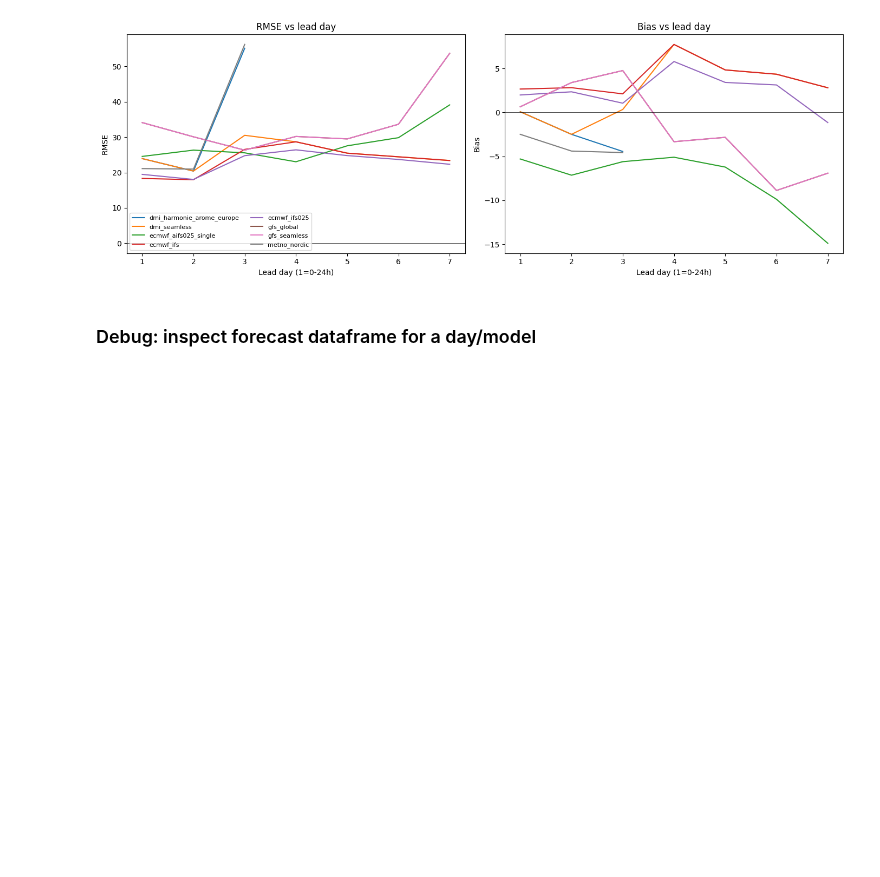
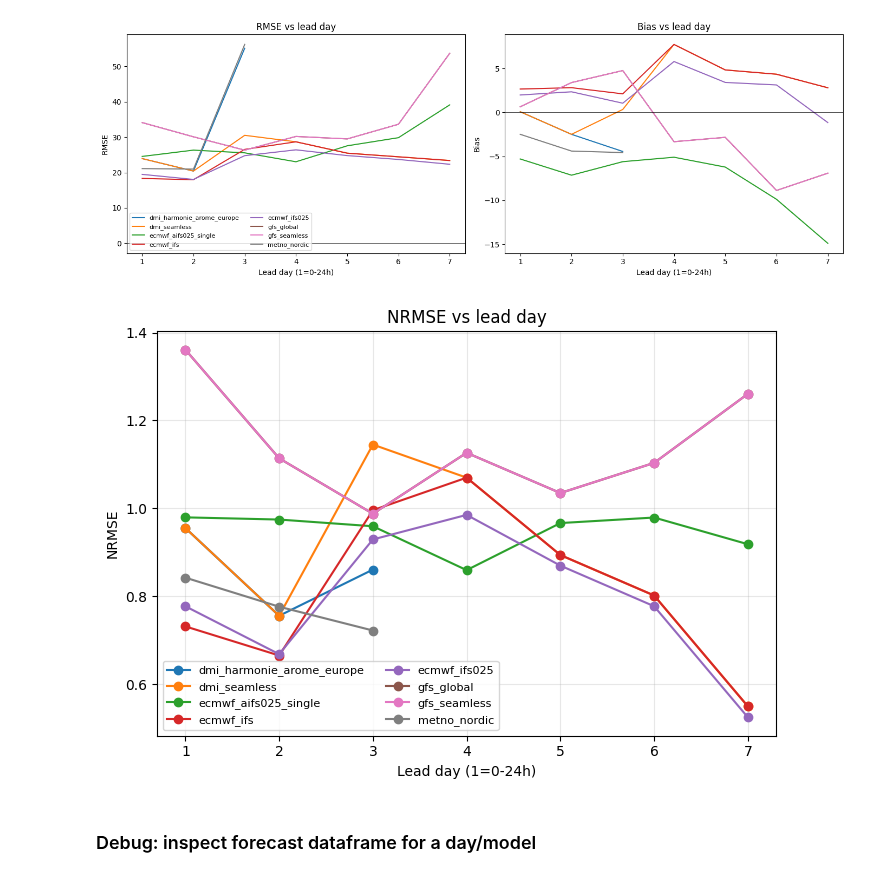
Before and after one commit to Louis2308/Solar-poster, a Jupyter notebook: Forcast_Comparison.ipynb, the cells around one changed output. Drawn from its saved outputs; the diff is of its cells as text; code cells hidden in the pictures; blank space fills up the shorter version.

```diff
--- a/Forcast_Comparison.ipynb
+++ b/Forcast_Comparison.ipynb
@@ -660,13 +660,15 @@ for d in plot_days:
         continue
     agg = subset.groupby('model').agg(
         rmse=('error', lambda x: np.sqrt((x**2).mean())),
-        bias=('error', 'mean')
+        bias=('error', 'mean'),
+        obs_mean=('ghi', 'mean')
     ).reset_index()
     agg['day'] = d
+    agg['nrmse'] = agg['rmse'] / agg['obs_mean']
     rows.append(agg)
 
 if not rows:
-    raise ValueError("No data for selected plot_days")
+    raise ValueError('No data for selected plot_days')
 
 results = pd.concat(rows, ignore_index=True)
 
@@ -687,6 +689,27 @@ plt.tight_layout()
 plt.show()
 # %% [output]
 [figure]
+# %%
+
+import numpy as np
+
+if 'results' not in locals() or results.empty:
+    raise ValueError('Run the lead-day RMSE/Bias cell first to build results')
+if 'nrmse' not in results.columns:
+    raise ValueError('results is missing nrmse; rerun the RMSE/Bias cell')
+
+fig, ax = plt.subplots(figsize=(7, 5))
+for model, grp in results.groupby('model'):
+    ax.plot(grp['day'], grp['nrmse'], marker='o', label=model)
+ax.set_xlabel('Lead day (1=0-24h)')
+ax.set_ylabel('NRMSE')
+ax.set_title('NRMSE vs lead day')
+ax.legend(fontsize=8, ncol=2)
+ax.grid(True, alpha=0.3)
+plt.tight_layout()
+plt.show()
+# %% [output]
+[figure, added]
 # %% [markdown]
 
 ### Debug: inspect forecast dataframe for a day/model
```
